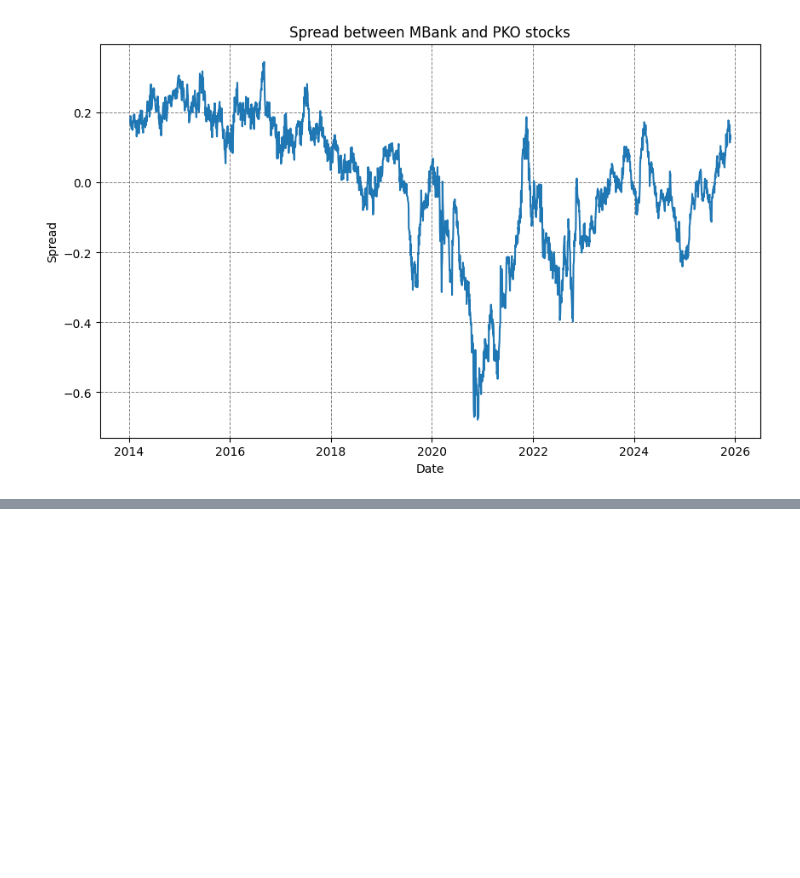
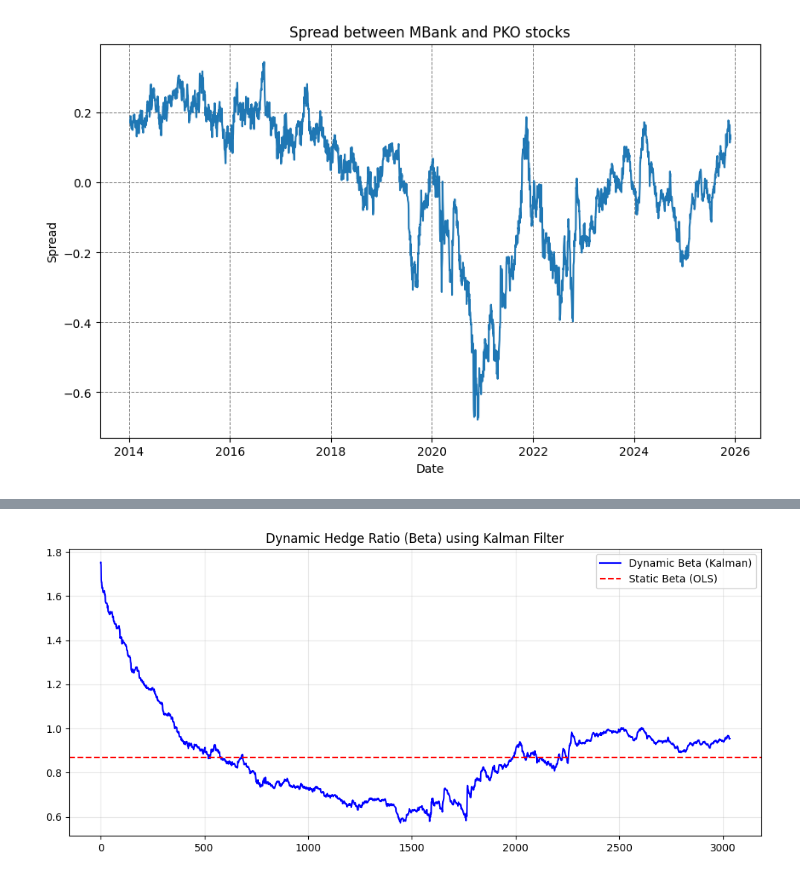
Before and after one commit to matkan11/statistical-arbitrage, a Jupyter notebook: stock_data.ipynb, the cells around one changed output, grey strips where cells are left out. Drawn from its saved outputs; the diff is of its cells as text; code cells hidden in the pictures; blank space fills up the shorter version.

Commit message:
Kalman filter

```diff
--- a/stock_data.ipynb
+++ b/stock_data.ipynb
@@ -167,0 +217,93 @@ plt.grid(which = 'major', linestyle='--', color='gray', linewidth=0.7)
+# %%
+#OLS regression showed that spread is borderline stationary
+#I will now check how Kalman filter performs
+
+#Data preparation
+y_obs = y.values
+x_obs = x.values
+T = len(y_obs)
+
+#Kalman filter implementation
+
+#Tunable parameters
+delta = 1e-4
+trans_cov = delta / (1 - delta) * np.eye(2)
+obs_mat = np.expand_dims(np.vstack([[x_obs], [np.ones(T)]]).T, axis=1)
+
+state_mean = np.zeros(2)
+state_mean[0] = 0.8681  # Initial beta from OLS
+state_mean[1] = 0
+
+#Estimation error
+state_cov = np.eye(2)
+
+#Storage for results
+beta_dyn =[]
+alpha_dyn = []
+y_pred = []
+error_e = []
+q_history = []
+
+#Loop
+
+print(f"\nRunning Kalman Filter for {T} time steps")
+
+for t in range(T):
+    #Prediction step
+    #We predict that the state today is the same as yesterday
+    state_mean_pri = state_mean
+    state_cov_pri = state_cov + trans_cov
+
+    #Observation
+    H = np.array([[x_obs[t], 1]])
+
+    #Prediction error
+    y_hat = H @ state_mean_pri
+    error = y_obs[t] - y_hat
+
+
+    #Variance of prediction error
+    R = 1e-3
+    S = H @ state_cov_pri @ H.T + R
+
+    #Kalman Gain
+    K = state_cov_pri @ H.T @ np.linalg.inv(S)
+
+    #Update step
+    state_mean = state_mean_pri + K @ error
+
+    #Update covariance
+    state_cov = (np.eye(2) - K @ H) @ state_cov_pri
+
+    #Storing results
+    beta_dyn.append(state_mean[0])
+    alpha_dyn.append(state_mean[1])
+    y_pred.append(y_hat)
+    error_e.append(error)
+    q_history.append(S)
+
+#Converting results to numpy arrays for easier handling
+beta_dyn = np.array(beta_dyn).flatten()
+alpha_dyn = np.array(alpha_dyn).flatten()
+spread_kalman = np.array(error_e).flatten()
+obs_variance = np.array(q_history).flatten()
+
+
+#Plotting dynamic hedge ratio
+#Plot 1: Dynamic Beta
+plt.figure(figsize=(12, 5))
+plt.plot(beta_dyn, label='Dynamic Beta (Kalman)', color='blue')
+plt.axhline(0.868, color='red', linestyle='--', label='Static Beta (OLS)')
+plt.title('Dynamic Hedge Ratio (Beta) using Kalman Filter')
+plt.legend()
+plt.grid(True, alpha=0.3)
+plt.show()
+
+# Plot 2: The Spread
+plt.figure(figsize=(12, 5))
+plt.plot(spread_kalman, label='Kalman Spread (Prediction Error)', color='green')
+plt.axhline(0, color='black', linewidth=1)
+plt.title('Spread using Kalman Filter')
+plt.grid(True, alpha=0.3)
+plt.show()
+# %% [output]
@@ -167,0 +311 @@ plt.grid(which = 'major', linestyle='--', color='gray', linewidth=0.7)
+[figure, added]
```
Also changed, not shown: parts of 7 cells of this notebook.
